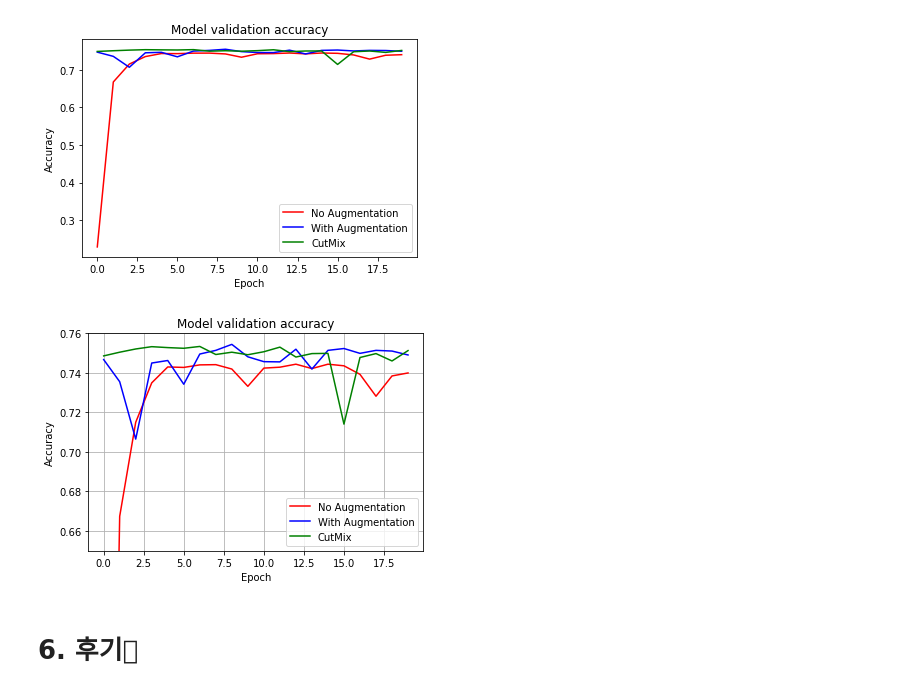
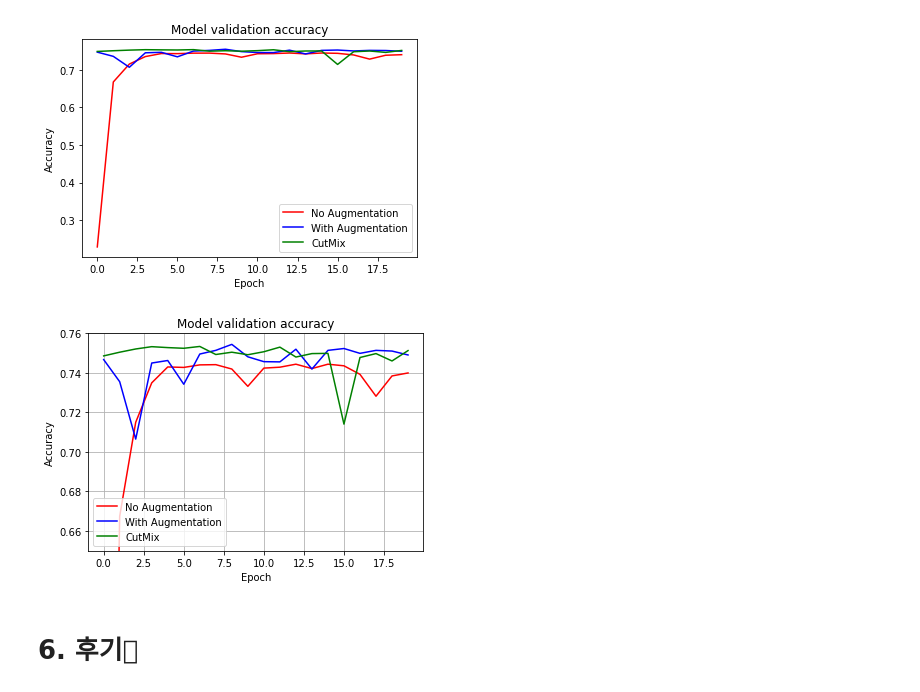
Before and after one commit to yeowoobi/Aiffel_GoingDeeper, a Jupyter notebook: CV04_Project.ipynb, the cells around one changed output. Cells and saved outputs as stored; diff of their text form; code cells hidden in the pictures.

```diff
--- a/CV04_Project.ipynb
+++ b/CV04_Project.ipynb
@@ -400,15 +400,15 @@ plt.show()
 # %%
 plt.plot(history_resnet50_no_aug.history['val_accuracy'], 'r')
 plt.plot(history_resnet50_aug.history['val_accuracy'], 'b')
 plt.plot(history_resnet50_cutmix.history['val_accuracy'], 'g')
 plt.title('Model validation accuracy')
 plt.ylabel('Accuracy')
 plt.xlabel('Epoch')
-plt.legend(['No Augmentation', 'With Augmentation','CutMix'], loc='lower right')
+plt.legend(['No Augmentation', 'With Augmentation','CutMix'], loc='lower left')
 plt.grid(True)
 # plt.ylim(0.50, 0.80)    # 출력하고자 하는  Accuracy 범위
 plt.ylim(0.65, 0.76)
 plt.show()
 # %% [output]
-[figure, old version]
+[figure, new version]
 # %% [markdown]
```
